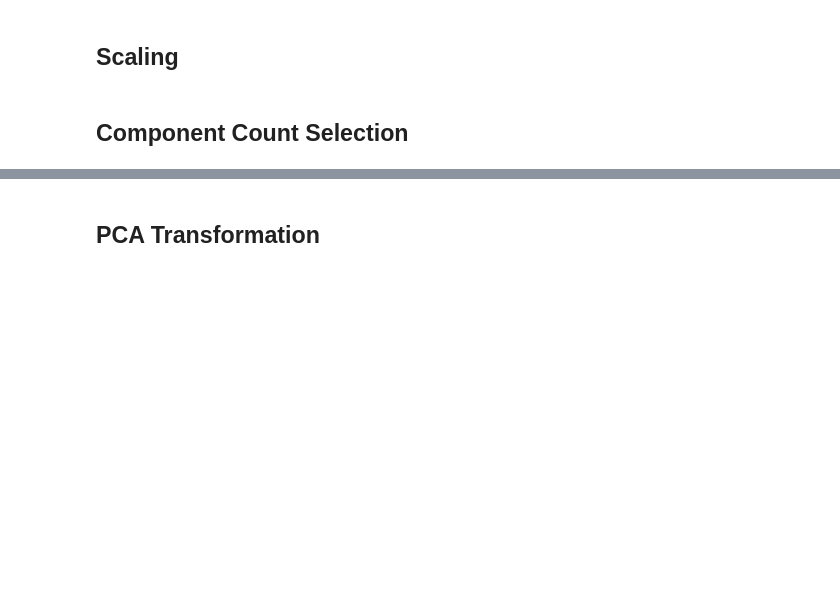
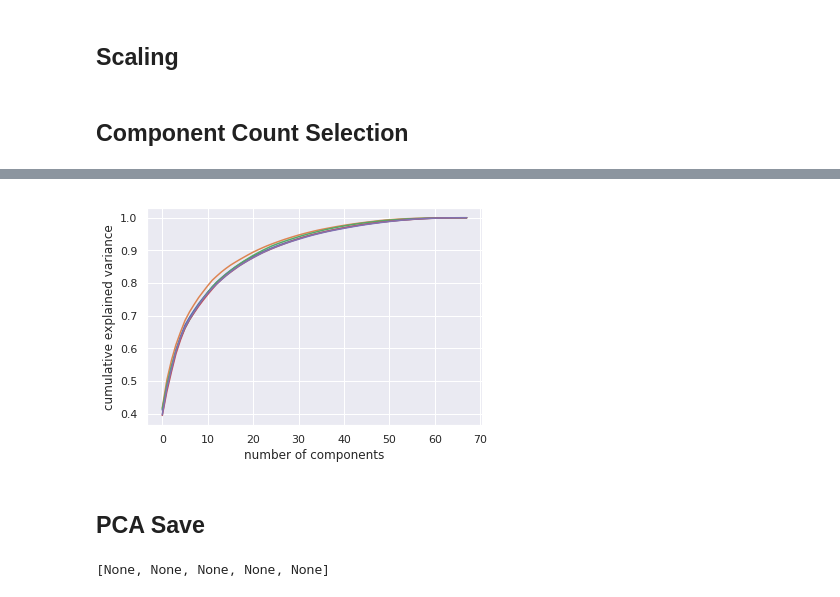
Before and after one commit to noahbjohnson/senior-project, a Jupyter notebook: notebooks/14.ipynb, the cells around one changed output, grey strips where cells are left out. Drawn from its saved outputs; the diff is of its cells as text; code cells hidden in the pictures; blank space fills up the shorter version.

```diff
--- a/notebooks/14.ipynb
+++ b/notebooks/14.ipynb
@@ -35,6 +44,7 @@ imputed = imp.fit_transform(factors.values)
 # %%
 min_max_scaler = preprocessing.MinMaxScaler()
 data = min_max_scaler.fit_transform(imputed)
+data_imputed = [min_max_scaler.fit_transform(frame) for frame in factors_imputed]
 # %% [markdown]
 ## Component Count Selection
 # %%
@@ -56,2 +73,26 @@ for components in range(len(explained)-1):
+# %%
+"""
+multiple imputed
+"""
+pca_imputed = []
+for frame in data_imputed:
+    pca1 = PCA().fit(frame.data)
+    explained = np.cumsum(pca1.explained_variance_ratio_)
+    plt.plot(explained)
+    plt.xlabel('number of components')
+    plt.ylabel('cumulative explained variance');
+
+    count = 0
+
+    for components in range(len(explained)-1):
+        if explained[components] >= .99:
+            count = components
+            break
+
+    r = PCA(n_components=count).fit_transform(frame.data)
+
+    pca_imputed.append(r)
+# %% [output]
+[figure, added]
 # %% [markdown]
-## PCA Transformation
+## PCA Save
@@ -62,0 +99,11 @@ reduced.dump("../data/processed/pca.pickle")
+# %%
+reduced.dump("../data/production/pca/x_median.pickle")
+
+x_out = ["../data/production/pca/x_imputed_1.pickle",
+                "../data/production/pca/x_imputed_2.pickle",
+                "../data/production/pca/x_imputed_3.pickle",
+                "../data/production/pca/x_imputed_4.pickle",
+                "../data/production/pca/x_imputed_5.pickle"]
+[pca_imputed[i].dump(x_out[i]) for i in range(5)]
+# %% [output]
+[None, None, None, None, None]
```
Also changed, not shown: parts of 12 cells of this notebook.
